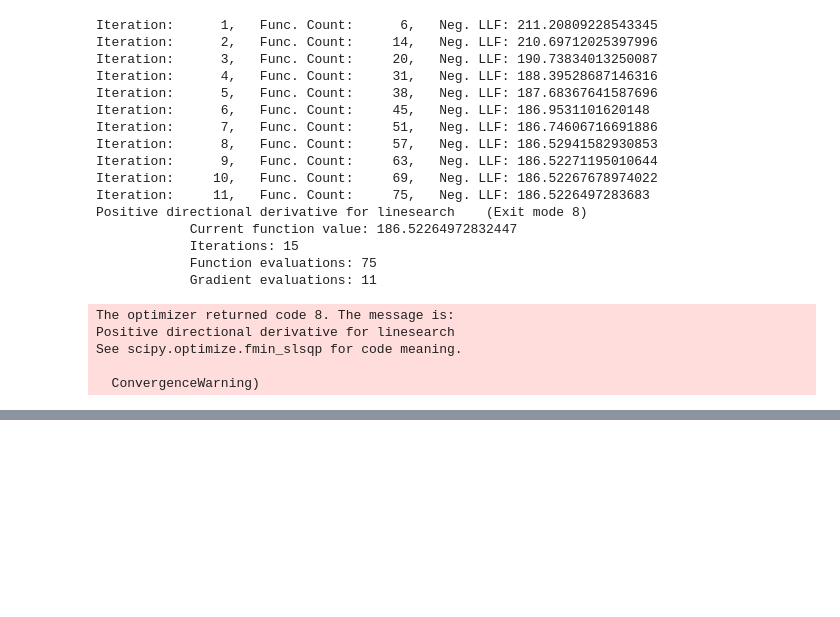
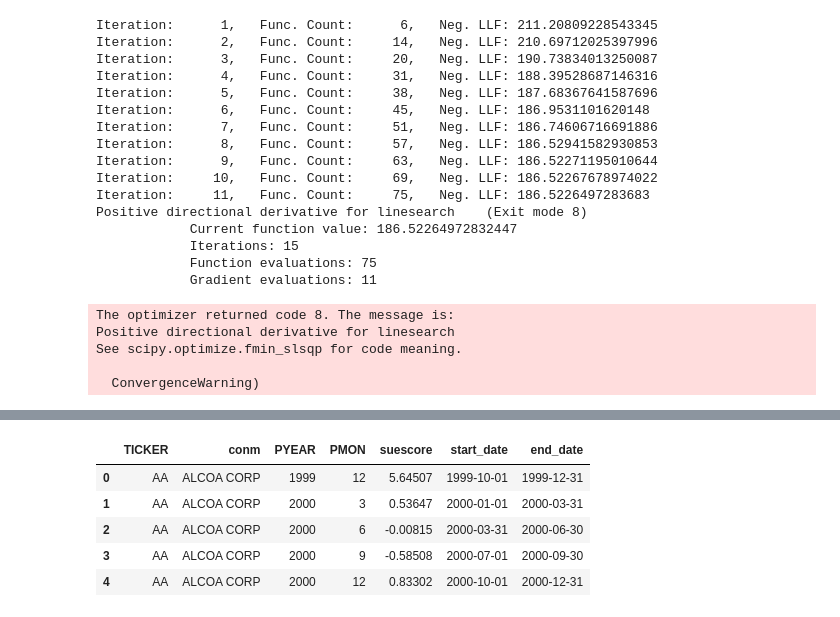
Before and after one commit to zheningliu/TDI, a Jupyter notebook: Capstone/project_main.ipynb, the cells around one changed output, grey strips where cells are left out. Cells and saved outputs as stored; diff of their text form; code cells hidden in the pictures; blank space fills up the shorter version.

```diff
--- a/Capstone/project_main.ipynb
+++ b/Capstone/project_main.ipynb
@@ -171,0 +185,19 @@ ARCHModelResult, id: 0x11297b160
+# %%
+def get_start_end_date(year, month, frequency='Q'):
+    month_end = calendar.monthrange(year, month)[1]
+    end_date = datetime(year, month, month_end)
+    if frequency == 'Q':
+        month_gap = 3
+        start_date = end_date - relativedelta(months=month_gap) + relativedelta(days=1)
+    return start_date, end_date
+# %%
+eps_df.loc[:, 'start_date'] = eps_df.apply(lambda x: get_start_end_date(x['PYEAR'], x['PMON'])[0], axis=1)
+eps_df.loc[:, 'end_date'] = eps_df.apply(lambda x: get_start_end_date(x['PYEAR'], x['PMON'])[1], axis=1)
+eps_df.head()
+# %% [output]
+|  | TICKER | conm | PYEAR | PMON | suescore | start_date | end_date |
+| 0 | AA | ALCOA CORP | 1999 | 12 | 5.64507 | 1999-10-01 | 1999-12-31 |
+| 1 | AA | ALCOA CORP | 2000 | 3 | 0.53647 | 2000-01-01 | 2000-03-31 |
+| 2 | AA | ALCOA CORP | 2000 | 6 | -0.00815 | 2000-03-31 | 2000-06-30 |
+| 3 | AA | ALCOA CORP | 2000 | 9 | -0.58508 | 2000-07-01 | 2000-09-30 |
+| 4 | AA | ALCOA CORP | 2000 | 12 | 0.83302 | 2000-10-01 | 2000-12-31 |
```
Also changed, not shown: parts of 11 cells of this notebook, 2 other files.
